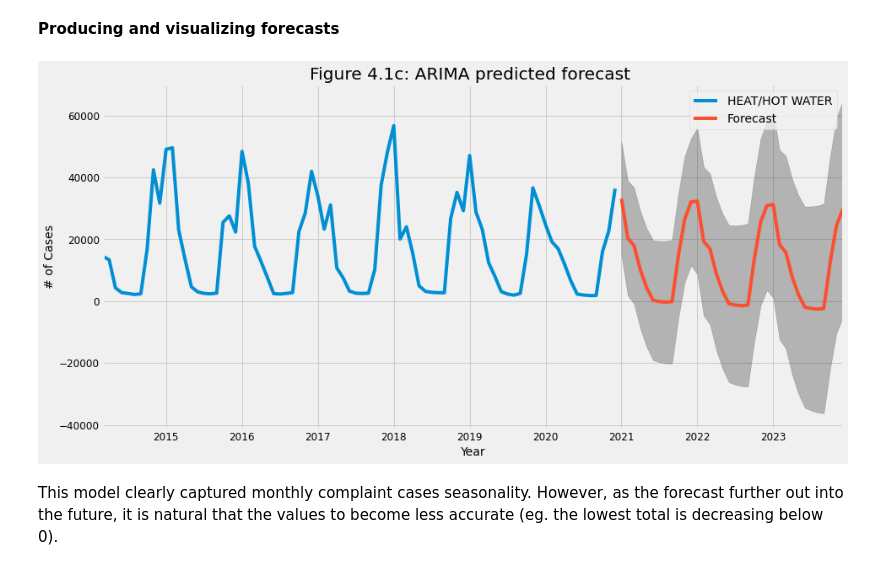
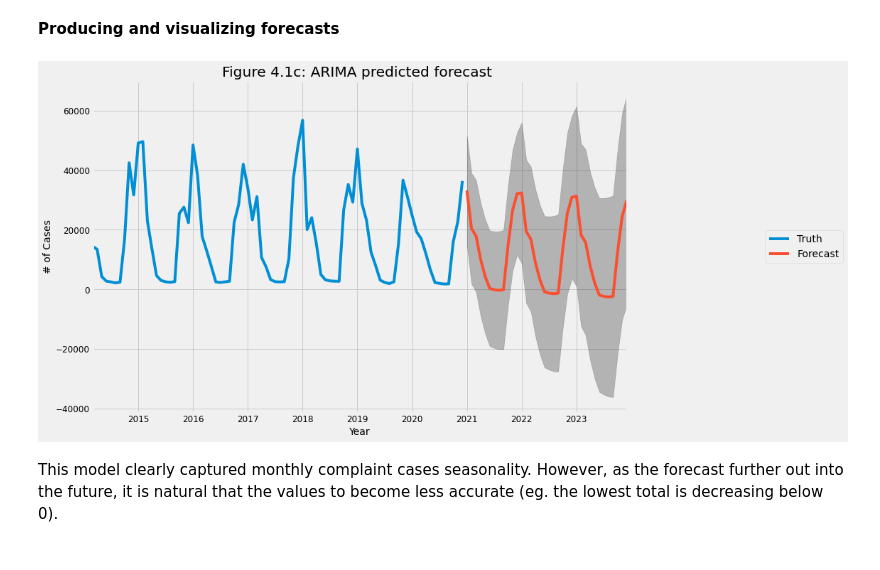
Before and after one commit to GieselC/311_Complaint_Analysis, a Jupyter notebook: NewYorkComplaintCase.ipynb, the cells around one changed output. Saved outputs shown, nothing was run; the diff lists cells and outputs as text; code cells hidden in the pictures.

```diff
--- a/NewYorkComplaintCase.ipynb
+++ b/NewYorkComplaintCase.ipynb
@@ -782,19 +782,19 @@ In statistics, Root Mean Square Error (RMSE) indicates that this model was able
 # %%
 pred_uc = results.get_forecast(steps=36)
 pred_ci = pred_uc.conf_int()
-ax =  df_hhw.plot(label='observed', figsize=(14, 7))
+ax =  df_hhw.plot(label='observed')
 pred_uc.predicted_mean.plot(ax=ax, label='Forecast')
 ax.fill_between(pred_ci.index,
                 pred_ci.iloc[:, 0],
                 pred_ci.iloc[:, 1], color='k', alpha=.25)
 
 ax.set_xlabel('Year')
 ax.set_ylabel('# of Cases')
-plt.legend()
+plt.legend(labels = ('Truth', 'Forecast'), loc='center left', bbox_to_anchor = (1.25, 0.5), ncol=1)
 plt.title('Figure 4.1c: ARIMA predicted forecast ')
 plt.show()
 # %% [output]
-[figure, old version]
+[figure, new version]
 # %% [markdown]
 This model clearly captured monthly complaint cases seasonality. However, as the forecast further out into the future, it is natural that the values to become less accurate (eg. the lowest total is decreasing below 0).
 # %% [markdown]
```
Also changed, not shown: parts of 2 cells of this notebook.
